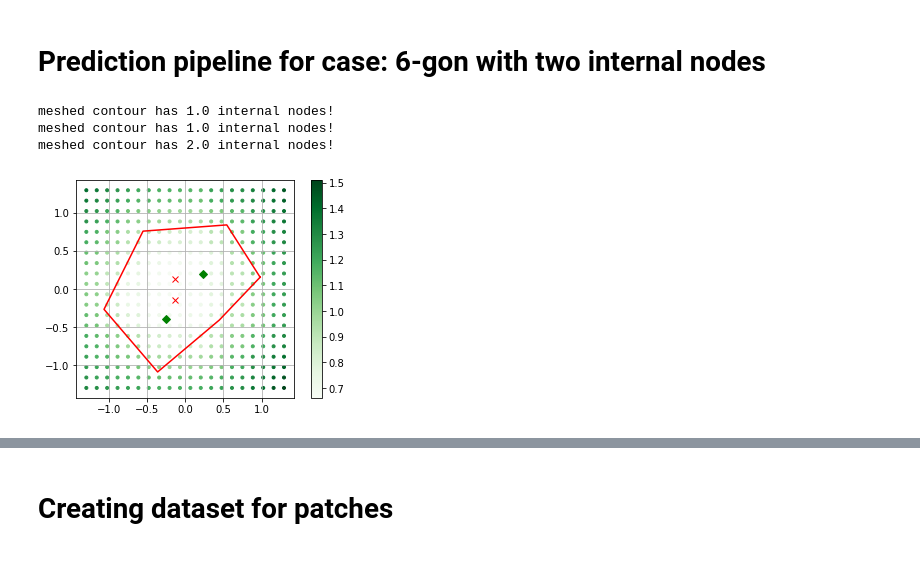
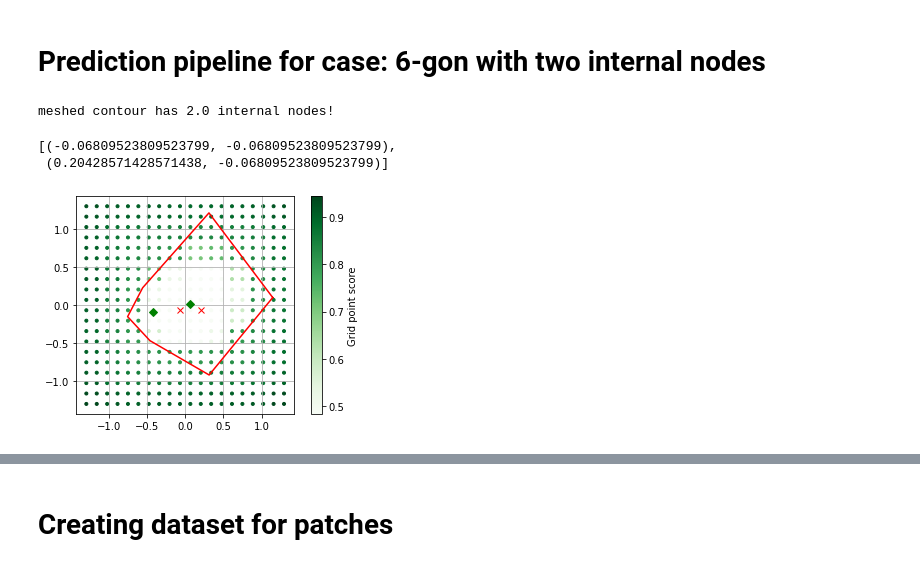
Before and after one commit to Siljekka/GrasshopperMeshAI, a Jupyter notebook: MeshPoints/MachineLearning/nn2.ipynb, the cells around one changed output, grey strips where cells are left out. Drawn from its saved outputs; the diff is of its cells as text; code cells hidden in the pictures.

```diff
--- a/MeshPoints/MachineLearning/nn2.ipynb
+++ b/MeshPoints/MachineLearning/nn2.ipynb
@@ -371,7 +387,7 @@ def prediction_pipeline_nn2(contour, internal_node_count):
     transformed_contour_data = [coordinate for point in transformed_contour for coordinate in point]
 
     # Load model from file
-    model = tf.keras.models.load_model('model/six_edge_two_internal_onehalf_penalty_inside_bonus')
+    model = tf.keras.models.load_model('model/six_edge_two_internal_lr_decay_test_3')
     # model.summary()
 
     # Get patch data
@@ -404,42 +420,45 @@ while meshed_internal_node_count != internal_node_count:
     internal_nodes = generate_internal_nodes_from_grid_score(predicted_point_grid, internal_node_count)
 
 
     meshed_contour = pp.mesh_contour(transformed_contour, 0.6)
     meshed_internal_points = meshed_contour[-4:]
     meshed_internal_node_count = int(meshed_contour[13])
     print(f"meshed contour has {meshed_contour[13]} internal nodes!")
 
 
 """
 |-------------------------
 |       PLOTTING
 |-------------------------
 """
 flat_pgp = [point for row in predicted_point_grid for point in row]
 
 pgp_x = [p.x for p in flat_pgp]
 pgp_y = [p.y for p in flat_pgp]
 pgp_s = [p.score for p in flat_pgp]
 
 # Plot predicted points (green)
 plt.grid(b=True)
-plt.plot([x[0] for x in internal_nodes], [y[1] for y in internal_nodes], 'rx')
-plt.plot(meshed_internal_points[0], meshed_internal_points[1], 'gD')
-plt.plot(meshed_internal_points[2], meshed_internal_points[3], 'gD')
+pl1 = plt.plot([x[0] for x in internal_nodes], [y[1] for y in internal_nodes], 'rx')
+pl2 = plt.plot([meshed_internal_points[0], meshed_internal_points[2]],
+         [meshed_internal_points[1], meshed_internal_points[3]], 'gD',
+            label="Internal nodes from reference mesher",
+            )
 
 # Plot transformed contour
-pp.plot_polygon(transformed_contour, style='r')
+pl3 = pp.plot_polygon(transformed_contour, style='r')
 
 # Plot point grid
-plt.scatter(pgp_x, pgp_y, c=pgp_s, cmap=plt.cm.Greens, marker='.')
-plt.colorbar()
+pl4 = plt.scatter(pgp_x, pgp_y, c=pgp_s, cmap=plt.cm.Greens, marker='.')
+plt.colorbar(label="Grid point score")
 
 plt.gca().set_aspect('equal')
+internal_nodes
 # %% [output]
-meshed contour has 1.0 internal nodes!
-meshed contour has 1.0 internal nodes!
 meshed contour has 2.0 internal nodes!
+[(-0.06809523809523799, -0.06809523809523799),
+ (0.20428571428571438, -0.06809523809523799)]
-[figure, old version]
+[figure, new version]
 # %%
 # Try to scatter plot grid points to see whats going on
 flat_pgp = [point for row in predicted_point_grid for point in row]
```
Also changed, not shown: parts of 7 cells of this notebook.
